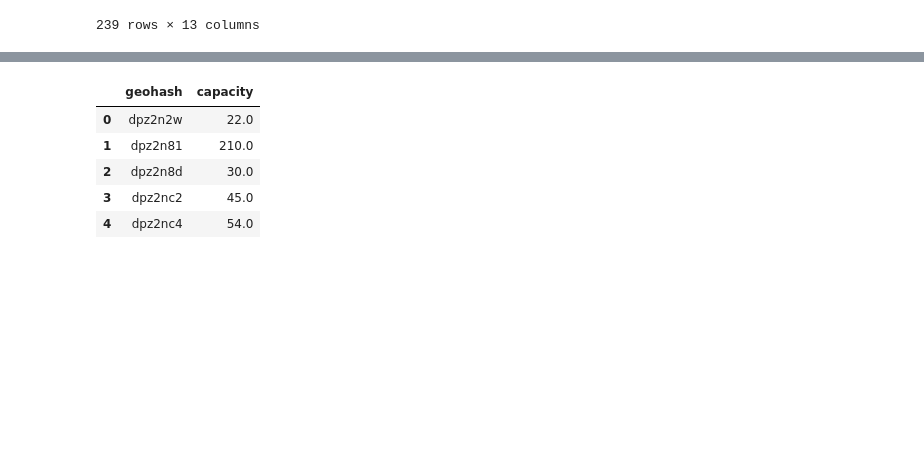
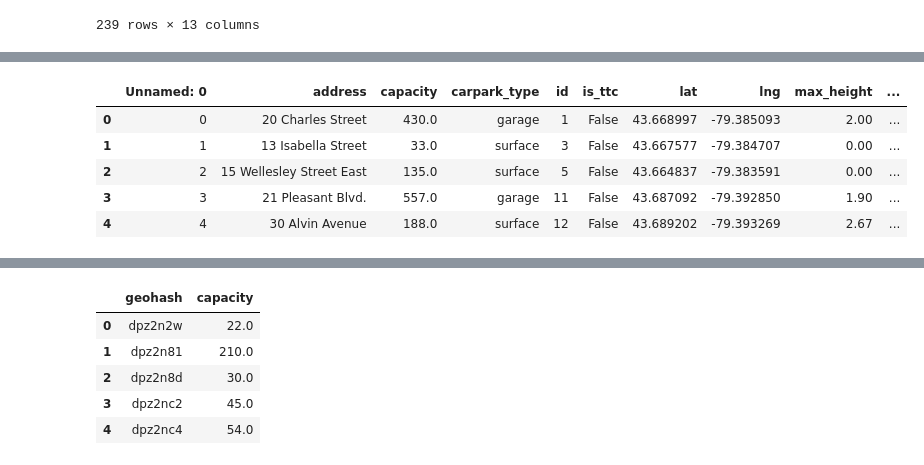
Before and after one commit to bharatlearnstocode/STA2453-Geotab-Project, a Jupyter notebook: code/dataset_cleaning.ipynb, the cells around one changed output, grey strips where cells are left out. Drawn from its saved outputs; the diff is of its cells as text; code cells hidden in the pictures; blank space fills up the shorter version.

```diff
--- a/code/dataset_cleaning.ipynb
+++ b/code/dataset_cleaning.ipynb
@@ -294,0 +294,9 @@ df_gpp_clean.to_csv('../data/cleaned/gpp_cleaned_except_rate_details.csv')
+# %%
+df_gpp.head()
+# %% [output]
+|  | Unnamed: 0 | address | capacity | carpark_type | id | is_ttc | lat | lng | max_height | ... |
+| 0 | 0 | 20 Charles Street | 430.0 | garage | 1 | False | 43.668997 | -79.385093 | 2.00 | ... |
+| 1 | 1 | 13 Isabella Street | 33.0 | surface | 3 | False | 43.667577 | -79.384707 | 0.00 | ... |
+| 2 | 2 | 15 Wellesley Street East | 135.0 | surface | 5 | False | 43.664837 | -79.383591 | 0.00 | ... |
+| 3 | 3 | 21 Pleasant Blvd. | 557.0 | garage | 11 | False | 43.687092 | -79.392850 | 1.90 | ... |
+| 4 | 4 | 30 Alvin Avenue | 188.0 | surface | 12 | False | 43.689202 | -79.393269 | 2.67 | ... |
```
Also changed, not shown: parts of 10 cells of this notebook, 5 other files.
